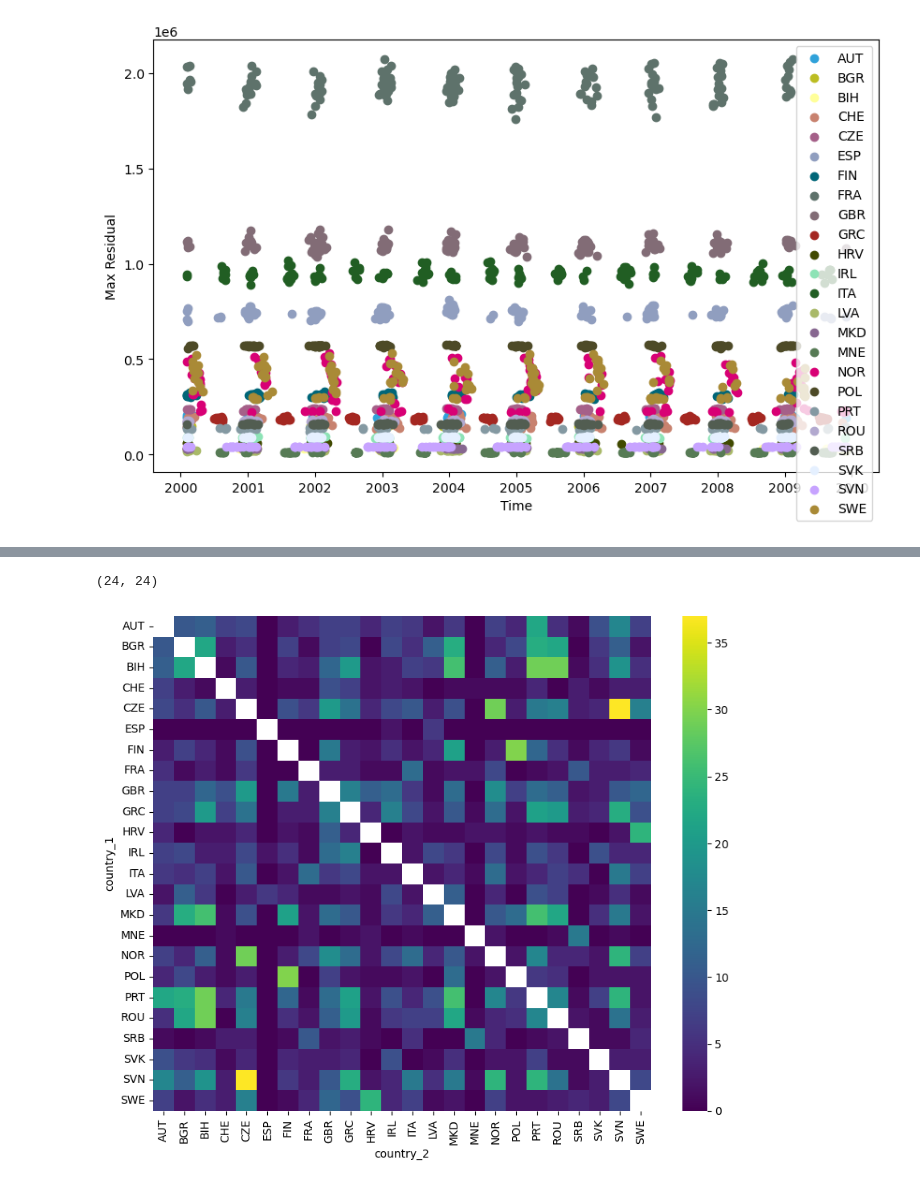
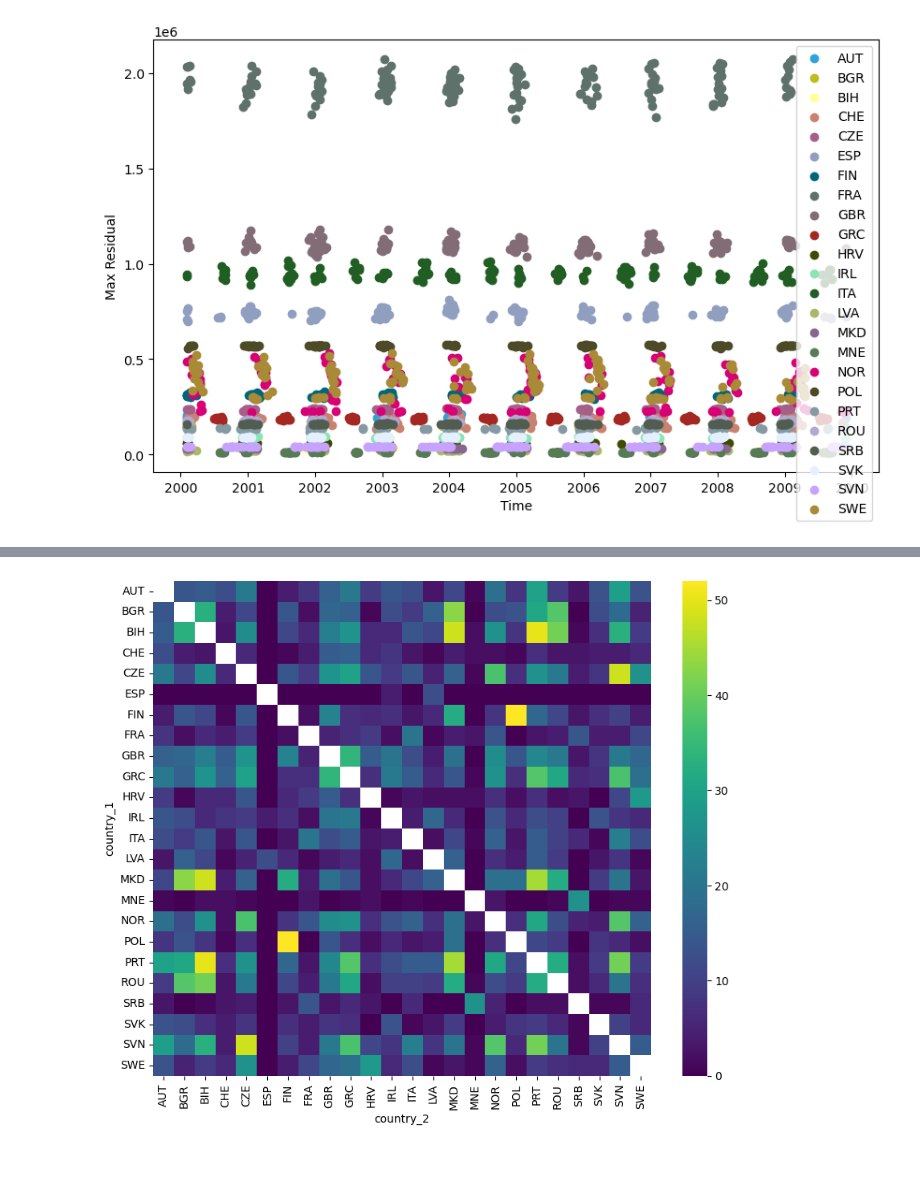
Before and after one commit to bramvanduinen/EnergyDroughtCooccurrence, a Jupyter notebook: src/trial_events.ipynb, the cells around one changed output, grey strips where cells are left out. Drawn from its saved outputs; the diff is of its cells as text; code cells hidden in the pictures.

```diff
--- a/src/trial_events.ipynb
+++ b/src/trial_events.ipynb
@@ -81,3 +58,7 @@ Data variables: (12/15)
     source:   LENTIS 1600 years (parent 01-16 and seed 0-9)
     history:  Computed 14-Nov-2023 (09:24)
     climate:  pd
+# %%
+quantile_val = 0.9997260274
+quant = data_prod.residual.quantile(quantile_val, dim = ['time', 'runs'], keep_attrs = True).compute()
+events = data_prod.where(data_prod.residual >= quant)
@@ -148,16 +181,14 @@ print(co_occurrences)
 # %%
 # Initialize a DataArray to store the co-occurrences
 co_occurrences = xr.DataArray(
-    np.zeros_like(times_of_max_residuals, dtype=bool),
-    coords=times_of_max_residuals.coords,
-    dims=times_of_max_residuals.dims
+    np.zeros((len(times_of_max_residuals.runs), len(times_of_max_residuals.country), len(times_of_max_residuals.country)), dtype=bool),
+    coords={'runs': times_of_max_residuals.runs, 'country_1': times_of_max_residuals.country.values, 'country_2': times_of_max_residuals.country.values},
+    dims=['runs', 'country_1', 'country_2']
 )
 
-# Iterate over the 'country' and 'runs' dimensions
-for country in times_of_max_residuals.country:
-    for i in range(len(times_of_max_residuals.runs) - 1):
-        # Compare the times of max residuals for each pair of consecutive runs
-        difference = times_of_max_residuals.sel(country=country, runs=times_of_max_residuals.runs[i+1]) - times_of_max_residuals.sel(country=country, runs=times_of_max_residuals.runs[i])
-        co_occurrences.loc[dict(country=country, runs=times_of_max_residuals.runs[i+1])] = abs(difference) <= np.timedelta64(1, 'D')
-
-print(co_occurrences)
+# Iterate over the 'runs' dimension
+for run in tqdm(times_of_max_residuals.runs):
+    # Compare the times of max residuals for each pair of countries
+    for country_1, country_2 in itertools.product(times_of_max_residuals.country, repeat=2):
+        difference = times_of_max_residuals.sel(runs=run, country=country_1) - times_of_max_residuals.sel(runs=run, country=country_2)
+        co_occurrences.loc[dict(runs=run, country_1=country_1.values, country_2=country_2.values)] = abs(difference) <= np.timedelta64(7, 'D')
@@ -198,16 +194,0 @@ Attributes:
-# %%
-# Initialize a DataArray to store the co-occurrences
-co_occurrences = xr.DataArray(
-    np.zeros((len(times_of_max_residuals.runs), len(times_of_max_residuals.country), len(times_of_max_residuals.country)), dtype=bool),
-    coords={'runs': times_of_max_residuals.runs, 'country_1': times_of_max_residuals.country.values, 'country_2': times_of_max_residuals.country.values},
-    dims=['runs', 'country_1', 'country_2']
-)
-
-# Iterate over the 'runs' dimension
-for run in times_of_max_residuals.runs:
-    print(run)
-    # Compare the times of max residuals for each pair of countries
-    for country_1, country_2 in itertools.product(times_of_max_residuals.country, repeat=2):
-        #print(country_1)
-        difference = times_of_max_residuals.sel(runs=run, country=country_1) - times_of_max_residuals.sel(runs=run, country=country_2)
-        co_occurrences.loc[dict(runs=run, country_1=country_1.values, country_2=country_2.values)] = abs(difference) <= np.timedelta64(3, 'D')
@@ -232,7 +195,3 @@ Attributes:
-# %%
-np.shape(co_occurrences_sum)
-# %% [output]
-(24, 24)
 # %%
 # Sum up the co-occurrences over all runs
 co_occurrences_sum = co_occurrences.sum(dim='runs').astype(float)
@@ -246,10 +205,10 @@ pivot_table = co_occurrences_df.pivot(index='country_1', columns='country_2', va
 # %%
 plt.figure(figsize=(10, 8))
 
 sns.heatmap(pivot_table, cmap='viridis')
 # Now make the xticks the country identifiers from country_name
-plt.xticks(np.arange(num_countries) + 0.5, unique_countries, rotation=90)
-plt.yticks(np.arange(num_countries) + 0.5, unique_countries, rotation=0)
+plt.xticks(np.arange(num_countries) + 0.5, countries, rotation=90)
+plt.yticks(np.arange(num_countries) + 0.5, countries, rotation=0)
 plt.show()
 # %% [output]
-[figure, old version]
+[figure, new version]
```
Also changed, not shown: parts of 19 cells of this notebook.
